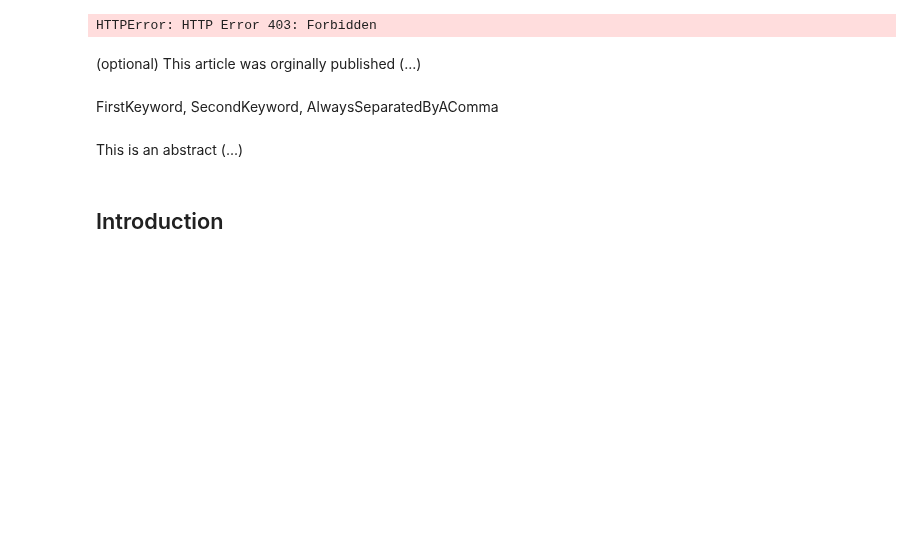
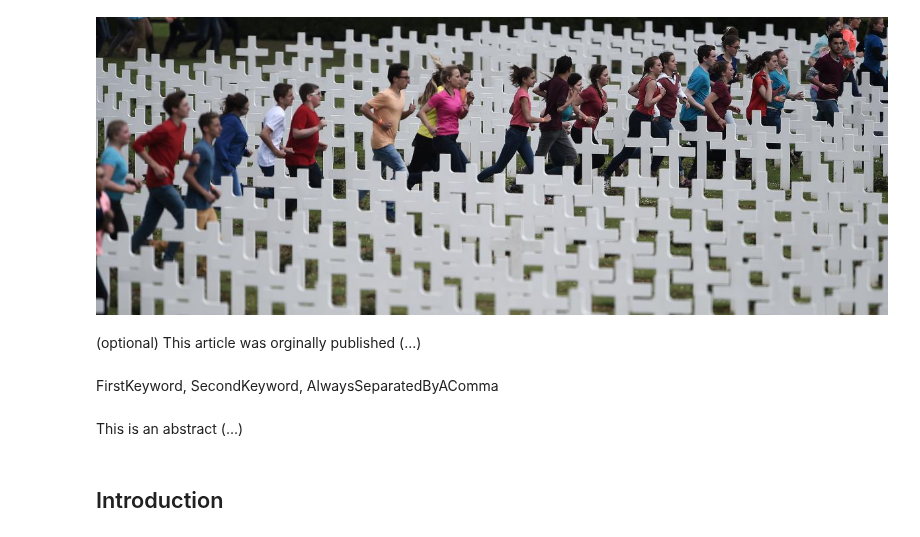
Before and after one commit to C2DH/jdh-notebook, a Jupyter notebook: author_guideline_template.ipynb, the cells around one changed output. Saved outputs shown, nothing was run; the diff lists cells and outputs as text; code cells hidden in the pictures; blank space fills up the shorter version.

```diff
--- a/author_guideline_template.ipynb
+++ b/author_guideline_template.ipynb
@@ -12,8 +18,8 @@
 # %%
 from IPython.display import Image, display
-display(Image("https://via.placeholder.com/728x90.png?text=I%27m%20a%20cover%20image.png"))
+display(Image("./media/CentenaireVerdun.jpg"))
 # %% [output]
-HTTPError: HTTP Error 403: Forbidden
+[figure, added]
 # %% [markdown]
  (optional) This article was orginally published (...)
 # %% [markdown]
```
Also changed, not shown: parts of 9 cells of this notebook, 1 other file.
